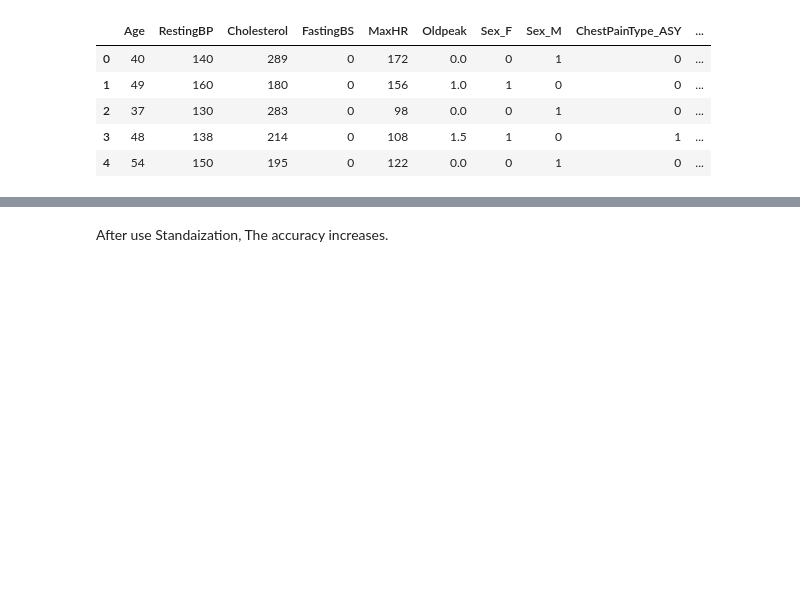
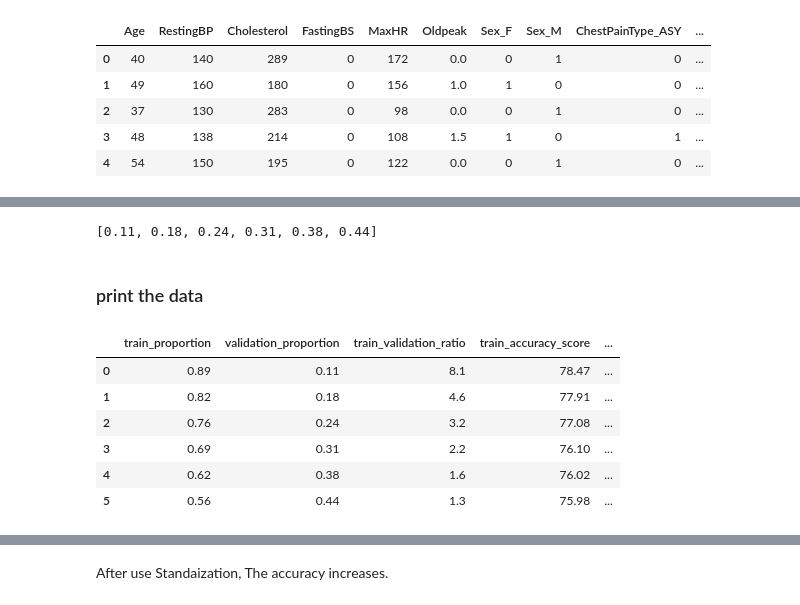
Before and after one commit to LONG-xy/Rsum_assessment, a Jupyter notebook: SectionC.ipynb, the cells around one changed output, grey strips where cells are left out. Drawn from its saved outputs; the diff is of its cells as text; code cells hidden in the pictures; blank space fills up the shorter version.

```diff
--- a/SectionC.ipynb
+++ b/SectionC.ipynb
@@ -276,0 +112,62 @@ I get 86.96% prediction accuracy on test dataset.
+# %%
+import numpy as np
+from sklearn.metrics import accuracy_score
+
+explore_train_accuracy_score = []
+explore_validation_accuracy_score = []
+validation_proportion_list = []
+
+def explore_proportion(validation_proportion):
+    # Split the train and  validation datasets in different proportions
+    X_train, X_validation, y_train, y_validation = train_test_split(X_remain, y_remain, test_size = validation_proportion, random_state = 3)
+
+    # Train KNN model
+    knn_1 = KNeighborsClassifier(n_neighbors = 5)
+    knn_1.fit(X_train, y_train)
+
+    # How the model performs on the train and validation datasets
+    y_train_pred = knn_1.predict(X_train)
+    train_explore_accuracy = round(accuracy_score(y_train,y_train_pred)*100,2)
+    y_validation_pred = knn_1.predict(X_validation)
+    validation_explore_accuracy = round(accuracy_score(y_validation,y_validation_pred)*100,2)
+
+    # Use accuracy metrics to assess performance
+    explore_train_accuracy_score.append(train_explore_accuracy)
+    explore_validation_accuracy_score.append(validation_explore_accuracy)
+
+# Change the proportion of the validation dataset
+for validation_proportion in np.arange(1/9,1/2,1/15):
+    validation_proportion_list.append(round(validation_proportion,2))
+    explore_proportion(validation_proportion)
+
+print(validation_proportion_list)
+# %% [output]
+[0.11, 0.18, 0.24, 0.31, 0.38, 0.44]
+# %% [markdown]
+### print the data
+# %%
+
+train_proportion_list = list(map(lambda x:1-x,validation_proportion_list))
+# print(train_proportion_list)
+# print(validation_proportion_list)
+# print(explore_train_accuracy_score)
+# print(explore_validation_accuracy_score)
+
+train_validataion_ratio = [round(a / b,1) for a,b in zip(train_proportion_list,validation_proportion_list)]
+
+df = pd.DataFrame({'train_proportion':train_proportion_list,
+                   'validation_proportion':validation_proportion_list,
+                   'train_validation_ratio':train_validataion_ratio,
+                   'train_accuracy_score':explore_train_accuracy_score,
+                   'validation_accuracy_score':explore_validation_accuracy_score
+                   })
+
+df
+# %% [output]
+|  | train_proportion | validation_proportion | train_validation_ratio | train_accuracy_score | ... |
+| 0 | 0.89 | 0.11 | 8.1 | 78.47 | ... |
+| 1 | 0.82 | 0.18 | 4.6 | 77.91 | ... |
+| 2 | 0.76 | 0.24 | 3.2 | 77.08 | ... |
+| 3 | 0.69 | 0.31 | 2.2 | 76.10 | ... |
+| 4 | 0.62 | 0.38 | 1.6 | 76.02 | ... |
+| 5 | 0.56 | 0.44 | 1.3 | 75.98 | ... |
```
Also changed, not shown: parts of 44 cells of this notebook.
